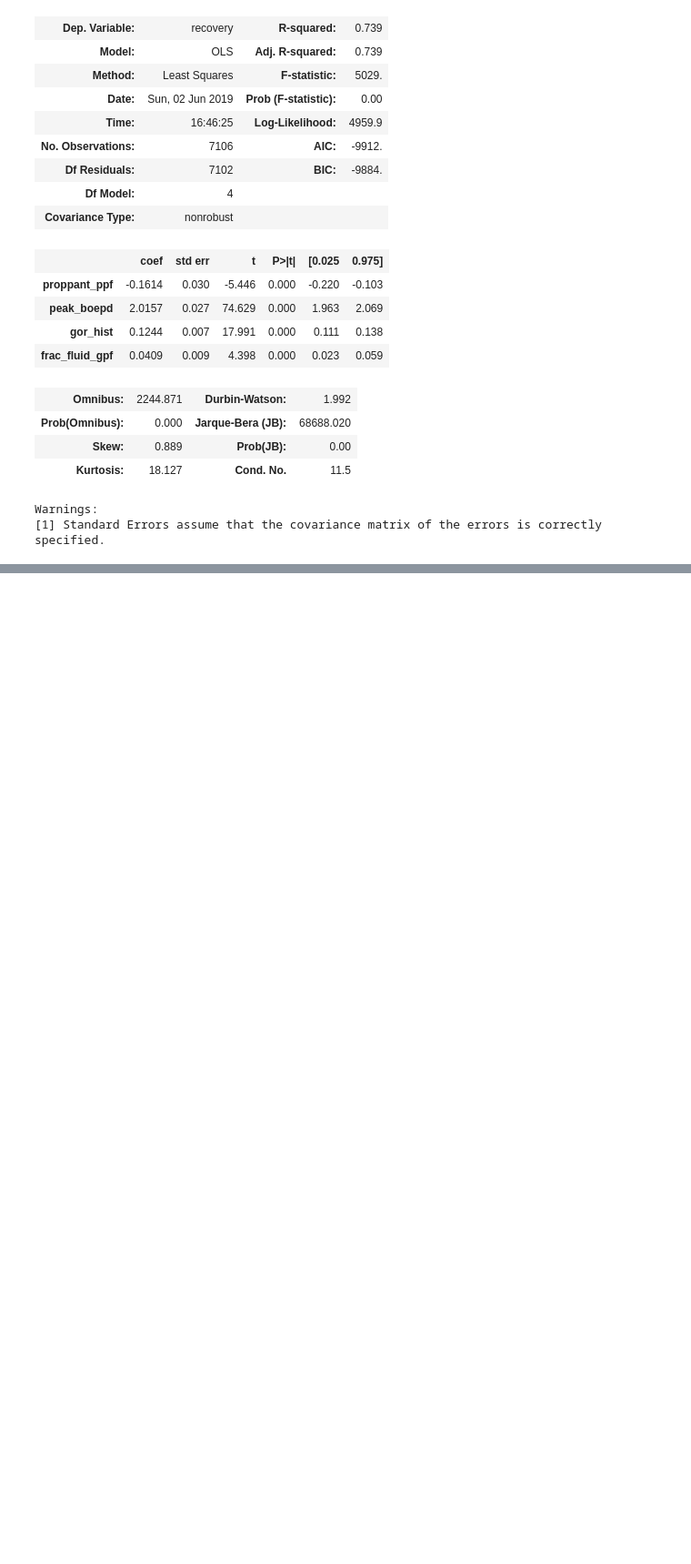
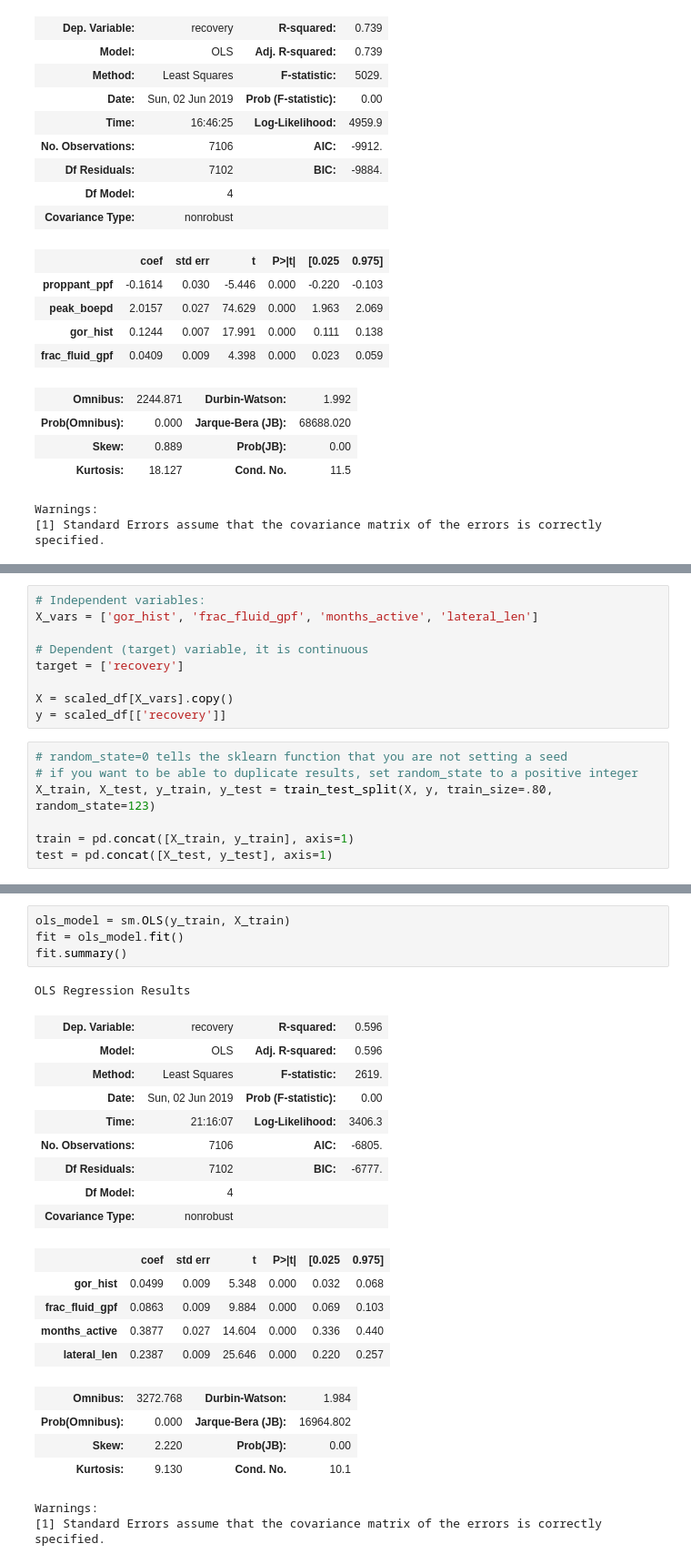
Before and after one commit to duc-analytica/DUC, a Jupyter notebook: ssg_explore.ipynb, the cells around one changed output, grey strips where cells are left out. Shown at 91% size. Drawn from its saved outputs; the diff is of its cells as text; blank space fills up the shorter version.

```diff
--- a/ssg_explore.ipynb
+++ b/ssg_explore.ipynb
@@ -774,0 +773,16 @@ Warnings:
+# %%
+# Independent variables:
+X_vars = ['gor_hist', 'frac_fluid_gpf', 'months_active', 'lateral_len']
+
+# Dependent (target) variable, it is continuous
+target = ['recovery']
+
+X = scaled_df[X_vars].copy()
+y = scaled_df[['recovery']]
+# %%
+# random_state=0 tells the sklearn function that you are not setting a seed
+# if you want to be able to duplicate results, set random_state to a positive integer
+X_train, X_test, y_train, y_test = train_test_split(X, y, train_size=.80, random_state=123)
+
+train = pd.concat([X_train, y_train], axis=1)
+test = pd.concat([X_test, y_test], axis=1)
@@ -774,0 +817,26 @@ Warnings:
+# %%
+ols_model = sm.OLS(y_train, X_train)
+fit = ols_model.fit()
+fit.summary()
+# %% [output]
+OLS Regression Results
+| Dep. Variable: | recovery | R-squared: | 0.596 |
+| Model: | OLS | Adj. R-squared: | 0.596 |
+| Method: | Least Squares | F-statistic: | 2619. |
+| Date: | Sun, 02 Jun 2019 | Prob (F-statistic): | 0.00 |
+| Time: | 21:16:07 | Log-Likelihood: | 3406.3 |
+| No. Observations: | 7106 | AIC: | -6805. |
+| Df Residuals: | 7102 | BIC: | -6777. |
+| Df Model: | 4 |  |  |
+| Covariance Type: | nonrobust |  |  |
+|  | coef | std err | t | P>|t| | [0.025 | 0.975] |
+| gor_hist | 0.0499 | 0.009 | 5.348 | 0.000 | 0.032 | 0.068 |
+| frac_fluid_gpf | 0.0863 | 0.009 | 9.884 | 0.000 | 0.069 | 0.103 |
+| months_active | 0.3877 | 0.027 | 14.604 | 0.000 | 0.336 | 0.440 |
+| lateral_len | 0.2387 | 0.009 | 25.646 | 0.000 | 0.220 | 0.257 |
+| Omnibus: | 3272.768 | Durbin-Watson: | 1.984 |
+| Prob(Omnibus): | 0.000 | Jarque-Bera (JB): | 16964.802 |
+| Skew: | 2.220 | Prob(JB): | 0.00 |
+| Kurtosis: | 9.130 | Cond. No. | 10.1 |
+Warnings:
+[1] Standard Errors assume that the covariance matrix of the errors is correctly specified.
```
Also changed, not shown: parts of 7 cells of this notebook.
